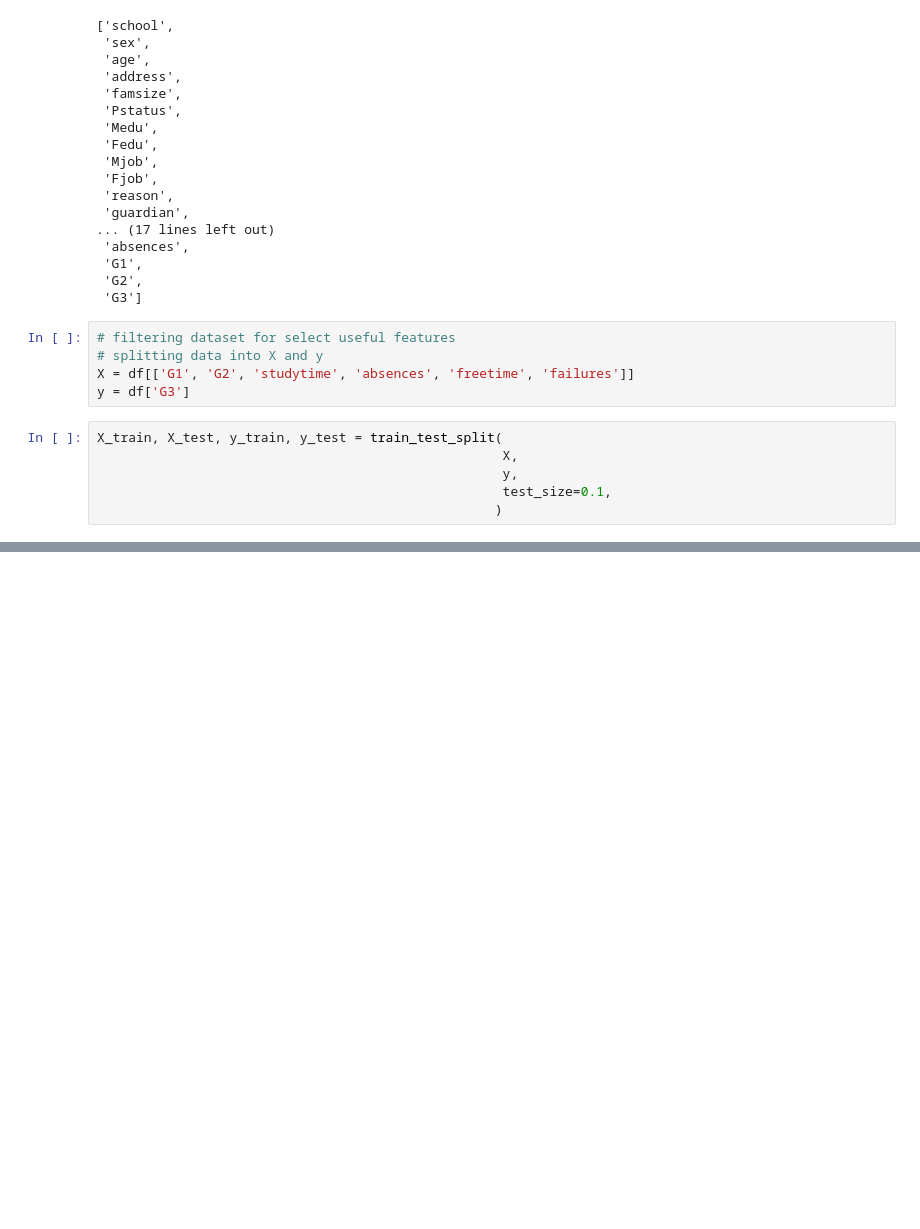
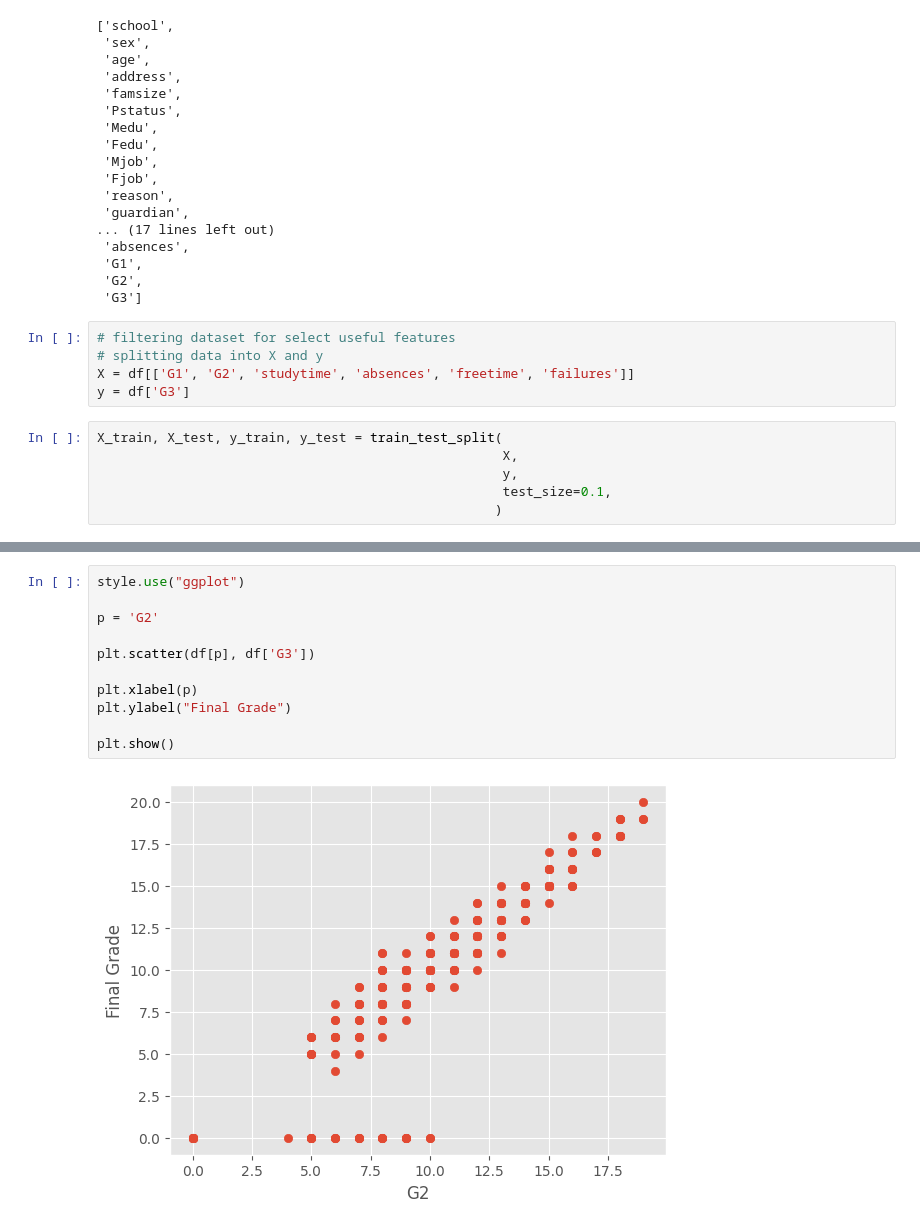
Before and after one commit to GoosieGav/Student-Preformance, a Jupyter notebook: SP.ipynb, the cells around one changed output, grey strips where cells are left out. Drawn from its saved outputs; the diff is of its cells as text; blank space fills up the shorter version.

```diff
--- a/SP.ipynb
+++ b/SP.ipynb
@@ -79,0 +91,13 @@ Model score: 0.82
+# %%
+style.use("ggplot")
+
+p = 'G2'
+
+plt.scatter(df[p], df['G3'])
+
+plt.xlabel(p)
+plt.ylabel("Final Grade")
+
+plt.show()
+# %% [output]
+[figure, added]
```
Also changed, not shown: parts of 6 cells of this notebook.
